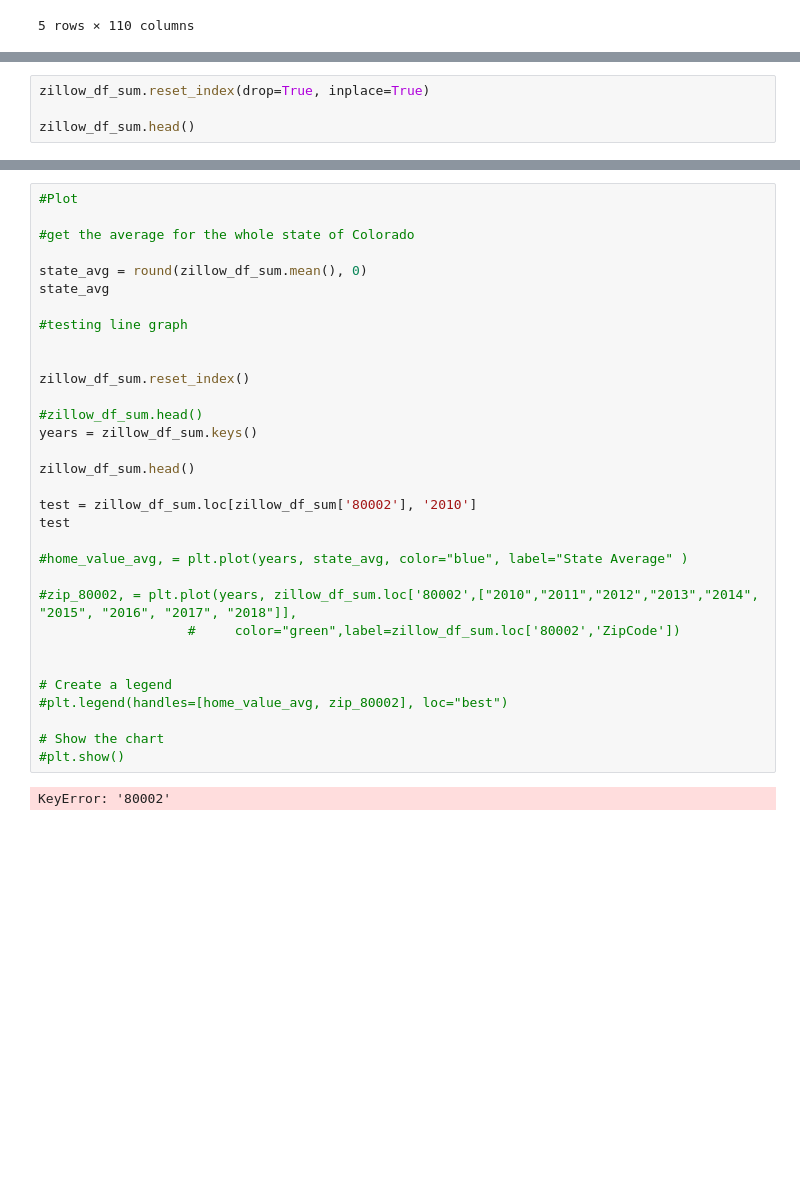
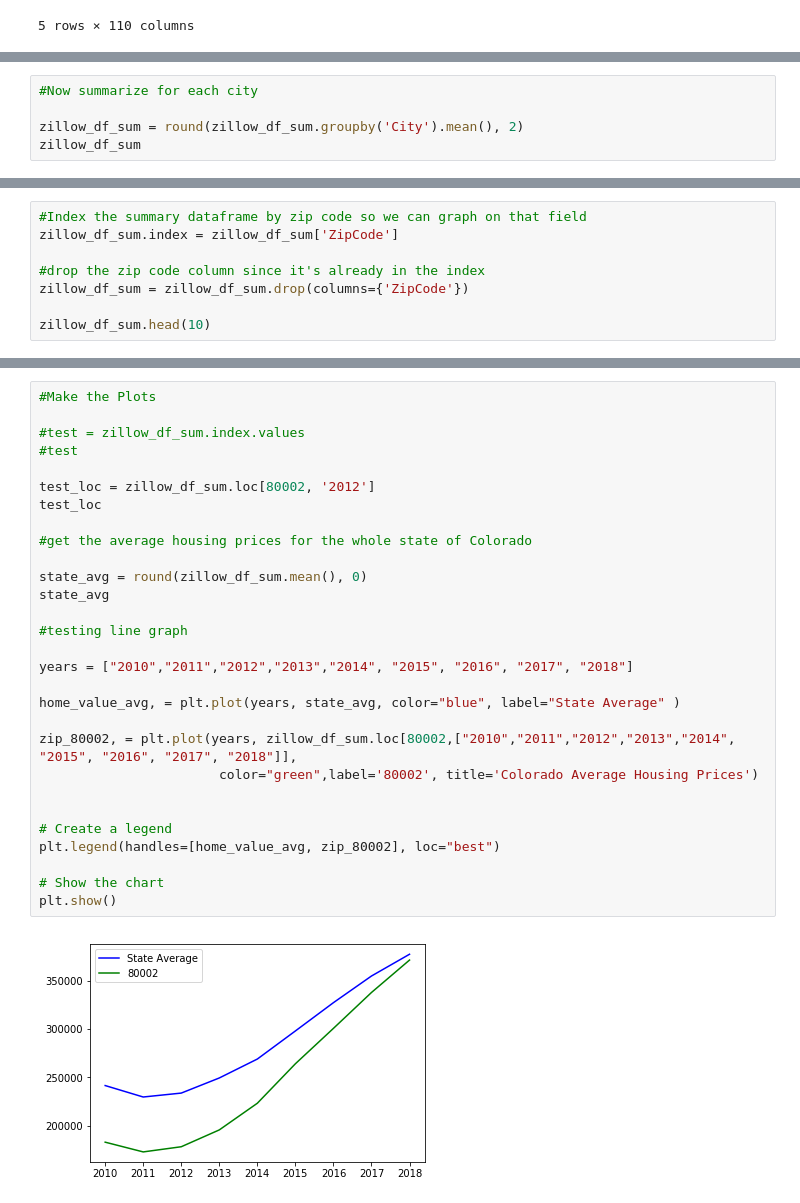
Before and after one commit to joshshigaki/Team-5, a Jupyter notebook: housing_valuation.ipynb, the cells around one changed output, grey strips where cells are left out. Drawn from its saved outputs; the diff is of its cells as text; blank space fills up the shorter version.

```diff
--- a/housing_valuation.ipynb
+++ b/housing_valuation.ipynb
@@ -73,4 +179,0 @@ zillow_df_sum.head()
-# %%
-zillow_df_sum.reset_index(drop=True, inplace=True)
-
-zillow_df_sum.head()
@@ -83,0 +180,5 @@ zillow_df_sum.head()
+# %%
+#Now summarize for each city
+
+zillow_df_sum = round(zillow_df_sum.groupby('City').mean(), 2)
+zillow_df_sum
@@ -83,0 +205,8 @@ zillow_df_sum.head()
+# %%
+#Index the summary dataframe by zip code so we can graph on that field
+zillow_df_sum.index = zillow_df_sum['ZipCode']
+
+#drop the zip code column since it's already in the index
+zillow_df_sum = zillow_df_sum.drop(columns={'ZipCode'})
+
+zillow_df_sum.head(10)
@@ -84,34 +263,31 @@ zillow_df_sum.head()
 # %%
-#Plot
+#Make the Plots
 
-#get the average for the whole state of Colorado
+#test = zillow_df_sum.index.values
+#test
+
+test_loc = zillow_df_sum.loc[80002, '2012']
+test_loc
+
+#get the average housing prices for the whole state of Colorado
 
 state_avg = round(zillow_df_sum.mean(), 0)
 state_avg
 
 #testing line graph
 
+years = ["2010","2011","2012","2013","2014", "2015", "2016", "2017", "2018"]
 
-zillow_df_sum.reset_index()
+home_value_avg, = plt.plot(years, state_avg, color="blue", label="State Average" )
 
-#zillow_df_sum.head()
-years = zillow_df_sum.keys()
-
-zillow_df_sum.head()
-
-test = zillow_df_sum.loc[zillow_df_sum['80002'], '2010']
-test
-
-#home_value_avg, = plt.plot(years, state_avg, color="blue", label="State Average" )
-
-#zip_80002, = plt.plot(years, zillow_df_sum.loc['80002',["2010","2011","2012","2013","2014", "2015", "2016", "2017", "2018"]],
-                   #     color="green",label=zillow_df_sum.loc['80002','ZipCode'])
+zip_80002, = plt.plot(years, zillow_df_sum.loc[80002,["2010","2011","2012","2013","2014", "2015", "2016", "2017", "2018"]],
+                       color="green",label='80002', title='Colorado Average Housing Prices')
 
 
 # Create a legend
-#plt.legend(handles=[home_value_avg, zip_80002], loc="best")
+plt.legend(handles=[home_value_avg, zip_80002], loc="best")
 
 # Show the chart
-#plt.show()
+plt.show()
 # %% [output]
-KeyError: '80002'
+[figure, added]
```
Also changed, not shown: parts of 17 cells of this notebook, 5 other files.
